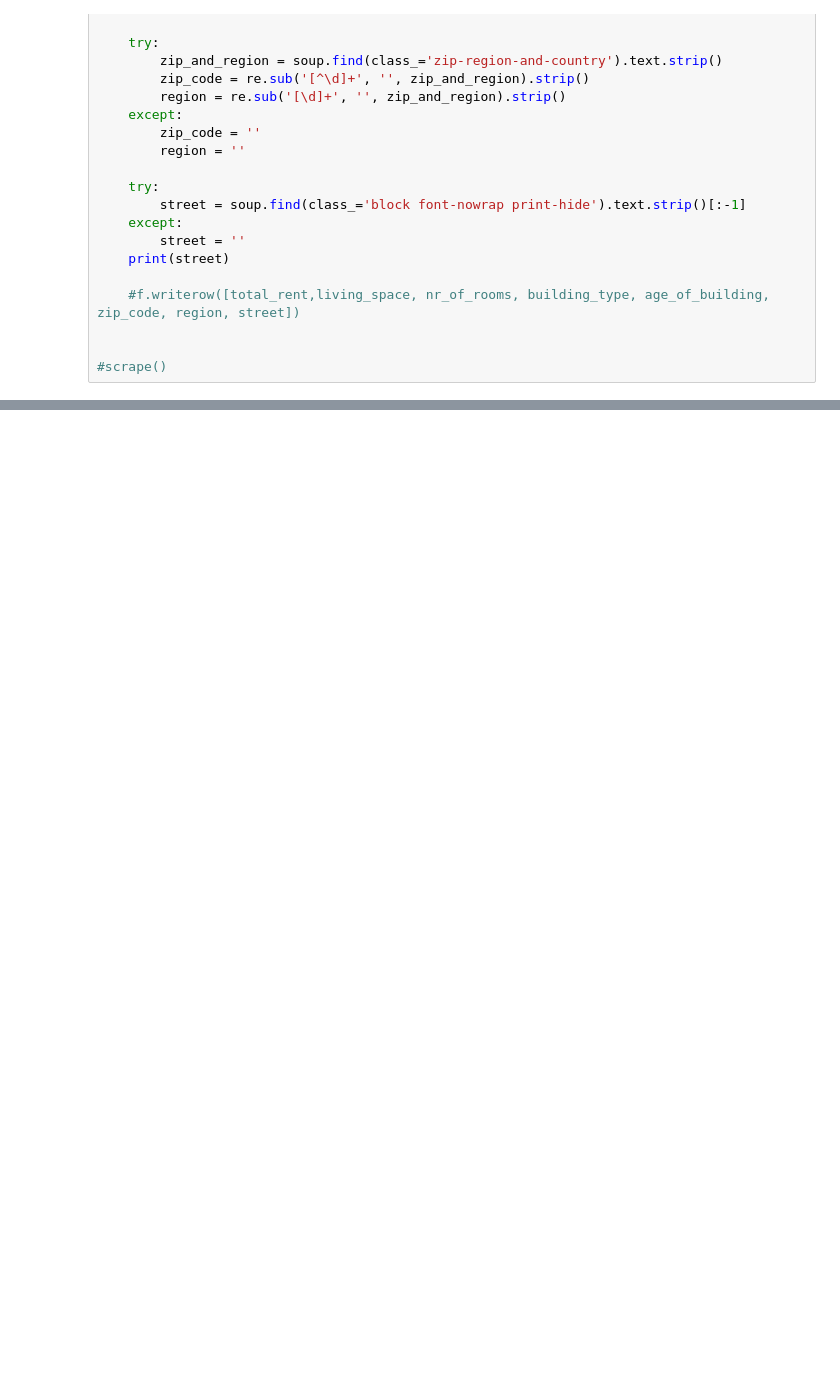
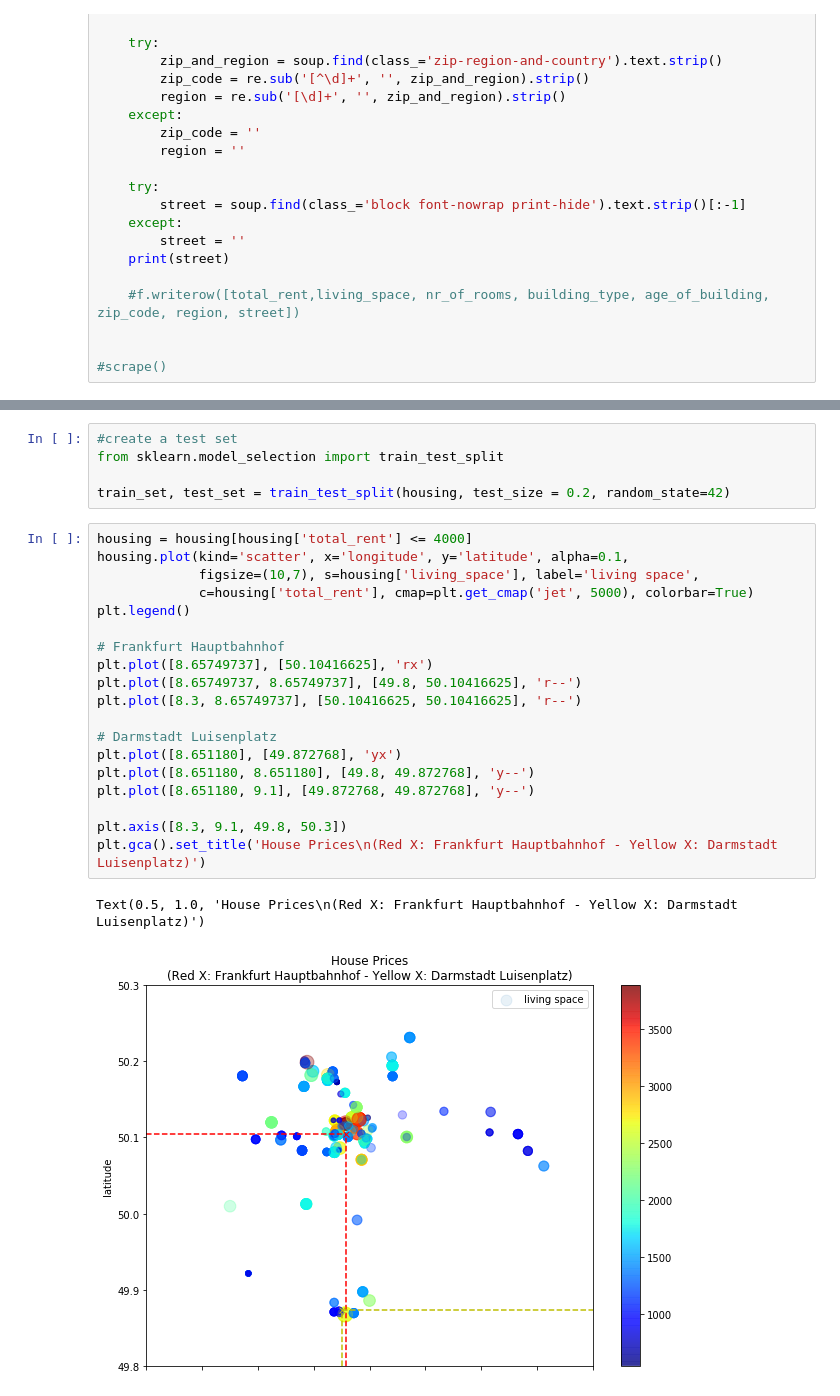
Before and after one commit to shangsuru/machine-learning, a Jupyter notebook: ffm-housing-analysis.ipynb, the cells around one changed output, grey strips where cells are left out. Saved outputs shown, nothing was run; the diff lists cells and outputs as text; blank space fills up the shorter version.

```diff
--- a/ffm-housing-analysis.ipynb
+++ b/ffm-housing-analysis.ipynb
@@ -126,0 +191,27 @@ dataset.to_csv('new_data.csv')
+# %%
+#create a test set
+from sklearn.model_selection import train_test_split
+
+train_set, test_set = train_test_split(housing, test_size = 0.2, random_state=42)
+# %%
+housing = housing[housing['total_rent'] <= 4000]
+housing.plot(kind='scatter', x='longitude', y='latitude', alpha=0.1,
+             figsize=(10,7), s=housing['living_space'], label='living space',
+             c=housing['total_rent'], cmap=plt.get_cmap('jet', 5000), colorbar=True)
+plt.legend()
+
+# Frankfurt Hauptbahnhof
+plt.plot([8.65749737], [50.10416625], 'rx')
+plt.plot([8.65749737, 8.65749737], [49.8, 50.10416625], 'r--')
+plt.plot([8.3, 8.65749737], [50.10416625, 50.10416625], 'r--')
+
+# Darmstadt Luisenplatz
+plt.plot([8.651180], [49.872768], 'yx')
+plt.plot([8.651180, 8.651180], [49.8, 49.872768], 'y--')
+plt.plot([8.651180, 9.1], [49.872768, 49.872768], 'y--')
+
+plt.axis([8.3, 9.1, 49.8, 50.3])
+plt.gca().set_title('House Prices\n(Red X: Frankfurt Hauptbahnhof - Yellow X: Darmstadt Luisenplatz)')
+# %% [output]
+Text(0.5, 1.0, 'House Prices\n(Red X: Frankfurt Hauptbahnhof - Yellow X: Darmstadt Luisenplatz)')
+[figure, added]
```
Also changed, not shown: parts of 14 cells of this notebook, 3 other files.
